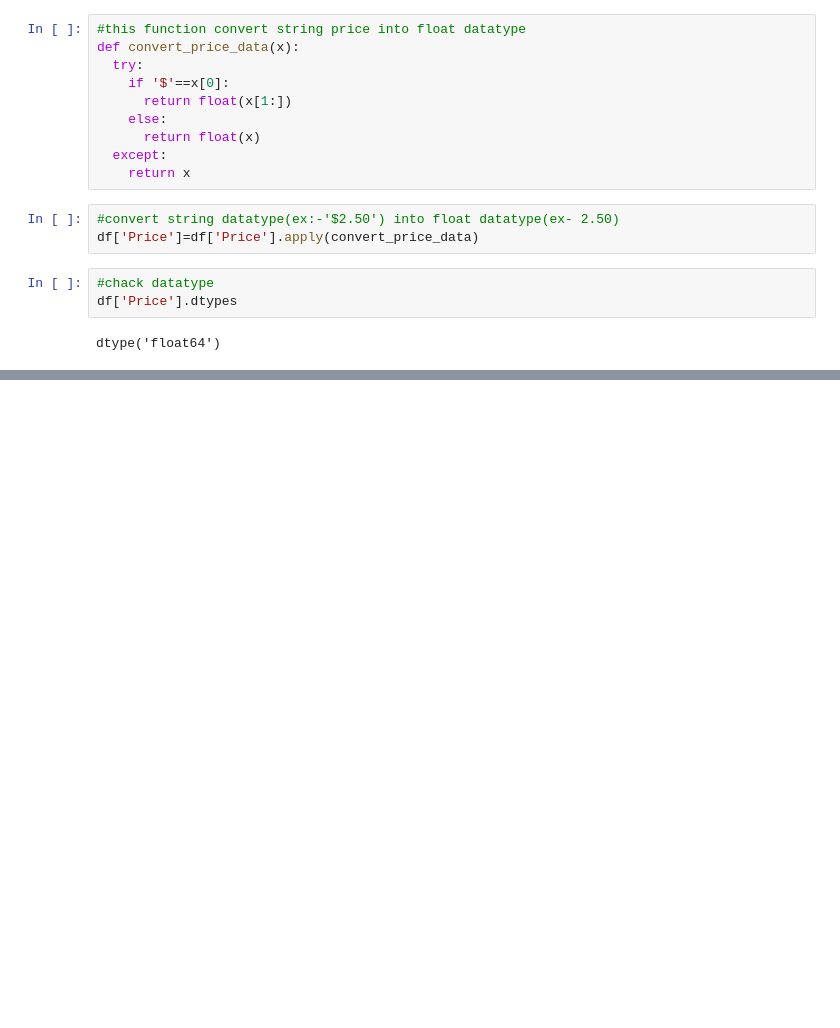
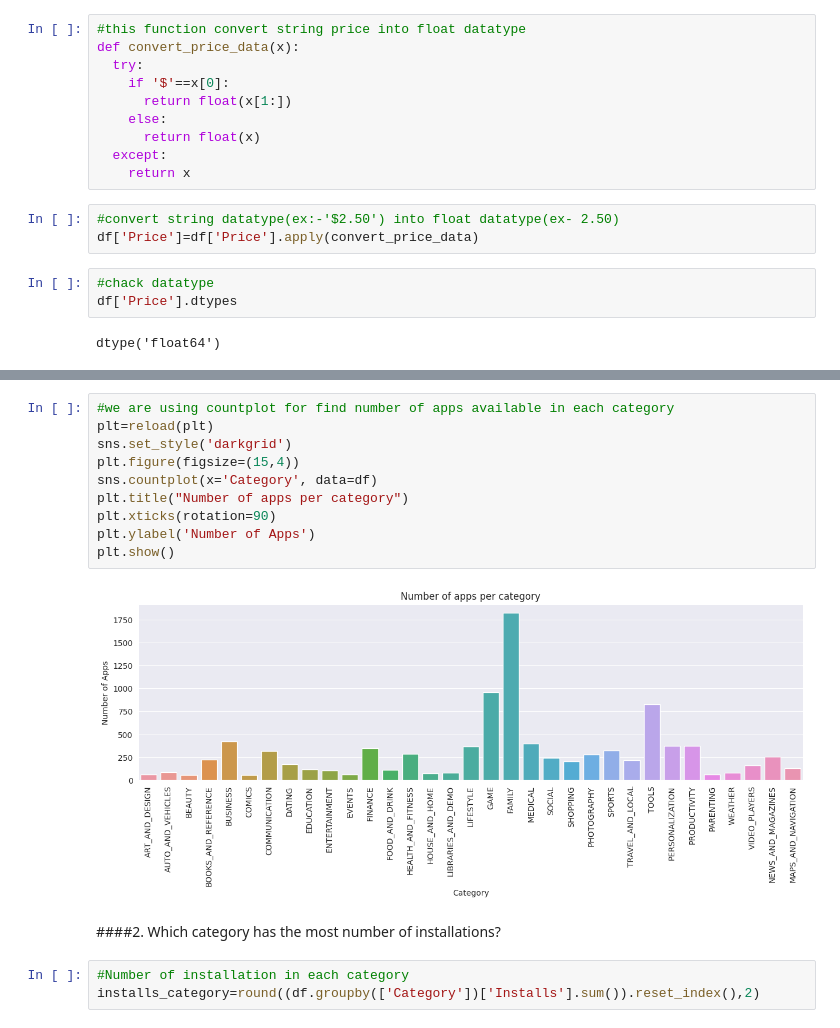
Before and after one commit to Vijaysiraw/Play_store_EDA_project, a Jupyter notebook: Play_Store_Project.ipynb, the cells around one changed output, grey strips where cells are left out. Drawn from its saved outputs; the diff is of its cells as text; blank space fills up the shorter version.

```diff
--- a/Play_Store_Project.ipynb
+++ b/Play_Store_Project.ipynb
@@ -607,0 +663,17 @@ df.describe()
+# %%
+#we are using countplot for find number of apps available in each category
+plt=reload(plt)
+sns.set_style('darkgrid')
+plt.figure(figsize=(15,4))
+sns.countplot(x='Category', data=df)
+plt.title("Number of apps per category")
+plt.xticks(rotation=90)
+plt.ylabel('Number of Apps')
+plt.show()
+# %% [output]
+[figure, added]
+# %% [markdown]
+####2. Which category has the most number of installations?
+# %%
+#Number of installation in each category
+installs_category=round((df.groupby(['Category'])['Installs'].sum()).reset_index(),2)
```
Also changed, not shown: parts of 23 cells of this notebook.
